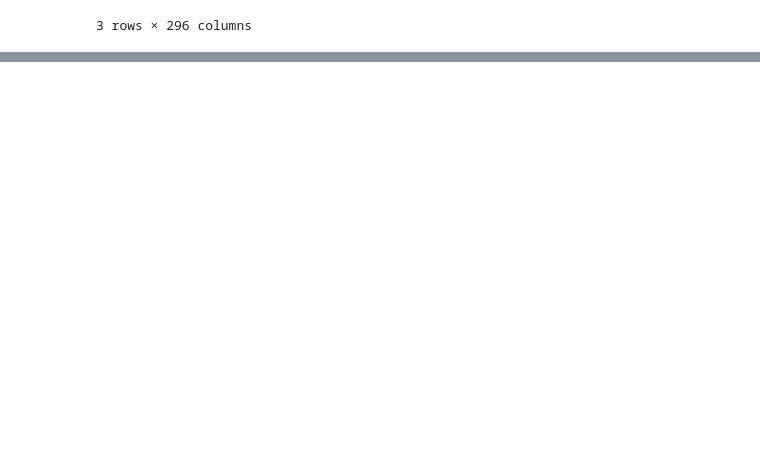
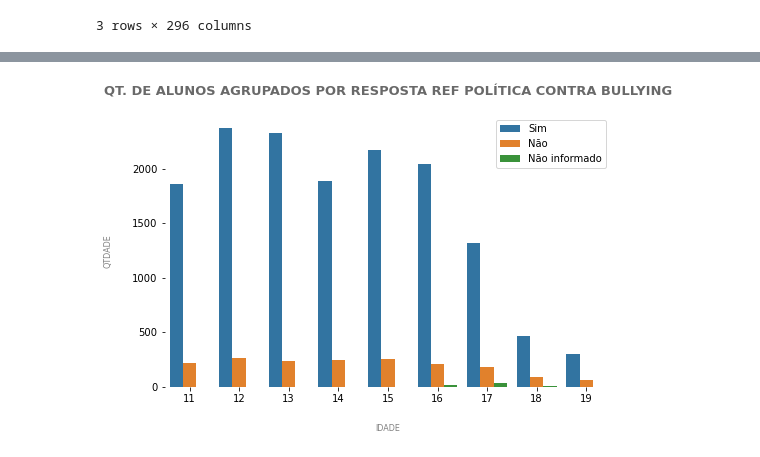
Before and after one commit to daianeklein/bootcamp-Alura, a Jupyter notebook: Desafio-Modulo3.ipynb, the cells around one changed output, grey strips where cells are left out. Drawn from its saved outputs; the diff is of its cells as text; code cells hidden in the pictures; blank space fills up the shorter version.

```diff
--- a/Desafio-Modulo3.ipynb
+++ b/Desafio-Modulo3.ipynb
@@ -40,0 +148,15 @@ df.columns = colunas
+# %%
+plt.figure(figsize=(8, 5))
+
+ax = sns.countplot(data=df, x='idade' ,hue='politica_contra_bu')
+
+plt.title('QT. DE ALUNOS AGRUPADOS POR RESPOSTA REF POLÍTICA CONTRA BULLYING',
+               pad = 20,
+         fontsize = 13, color ='dimgrey', fontweight = 'bold')
+
+ax = sns.despine(bottom = True, left=True)
+ax = plt.xlabel('IDADE', color = 'grey', labelpad = 20, fontsize = 8)
+ax = plt.ylabel('QTDADE', color = 'grey', labelpad = 20, fontsize = 8)
+ax = plt.legend(labels=['Sim', 'Não', 'Não informado'])
+# %% [output]
+[figure, added]
```
Also changed, not shown: parts of 12 cells of this notebook.
